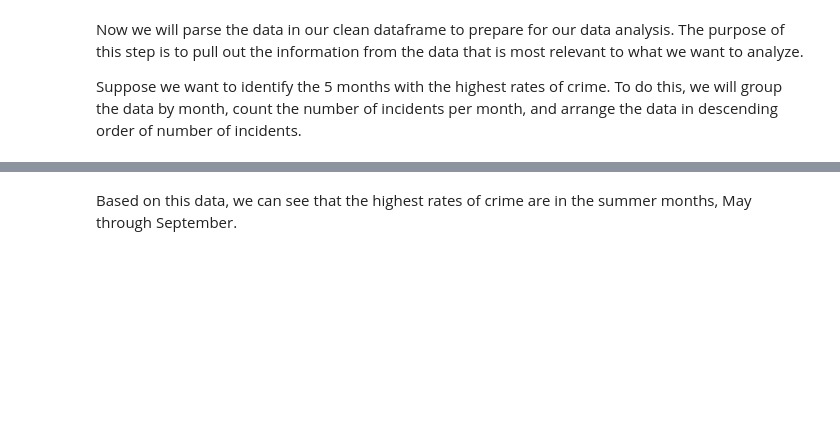
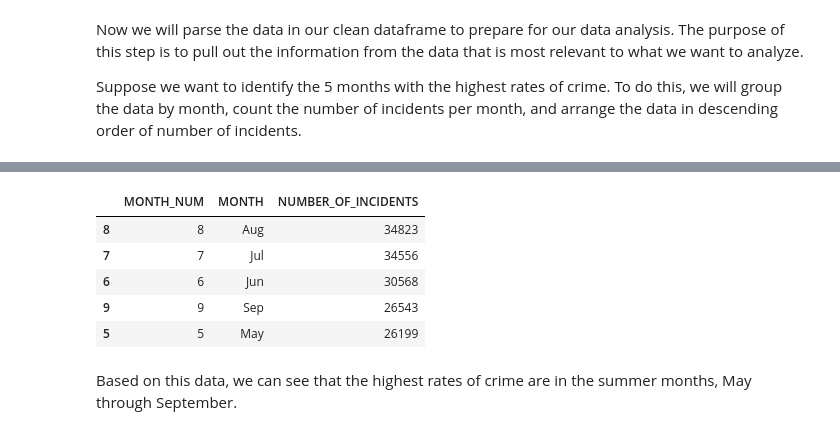
Before and after one commit to eschick4/eschick4.github.io, a Jupyter notebook: Final Tutorial.ipynb, the cells around one changed output, grey strips where cells are left out. Saved outputs shown, nothing was run; the diff lists cells and outputs as text; code cells hidden in the pictures; blank space fills up the shorter version.

```diff
--- a/Final Tutorial.ipynb
+++ b/Final Tutorial.ipynb
@@ -169,3 +152,37 @@ months_df.head()
+# %%
+# Group the dataframe entities by month and count the number of non-null entries per month
+count_df = df['MONTH'].groupby([df.MONTH]).agg('count')
+m = ["Jan", "Feb", "Mar", "Apr", "May", "Jun", "Jul", "Aug", "Sep", "Oct", "Nove", "Dec"]
+incident_number = []
+
+# Populate this data into a dataframe by iterating through the count_df series
+for x in count_df.iteritems():
+    incident_number.append(x[1])
+
+# Combining data for easy converting to a dataframe
+data = {'MONTH':  m, 'NUMBER_OF_INCIDENTS': incident_number}
+
+# Creating the dataframe
+months_df = pd.DataFrame(data, columns = ['MONTH', 'NUMBER_OF_INCIDENTS'])
+months_df.index += 1
+months_df['MONTH_NUM'] = months_df.index
+
+# Rearrange Columns of the dataframe
+months_df = months_df[['MONTH_NUM', 'MONTH', 'NUMBER_OF_INCIDENTS']]
+
+# Arrange the dataframe in descending order based on incident_number count
+sorted_months = months_df
+sorted_months = sorted_months.sort_values('NUMBER_OF_INCIDENTS', ascending=False)
+
+# Lets you only print out the first 5 results which are the 5 months with the highest rates of crime
+sorted_months.head()
+# %% [output]
+|  | MONTH_NUM | MONTH | NUMBER_OF_INCIDENTS |
+| 8 | 8 | Aug | 34823 |
+| 7 | 7 | Jul | 34556 |
+| 6 | 6 | Jun | 30568 |
+| 9 | 9 | Sep | 26543 |
+| 5 | 5 | May | 26199 |
 # %% [markdown]
 Based on this data, we can see that the highest rates of crime are in the summer months, May through September.
 # %% [markdown]
```
Also changed, not shown: parts of 19 cells of this notebook.
